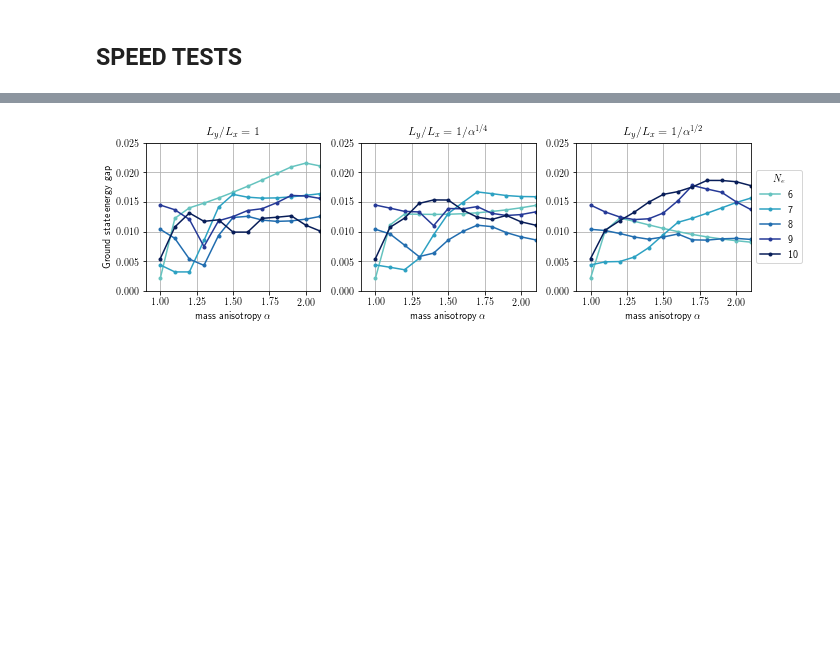
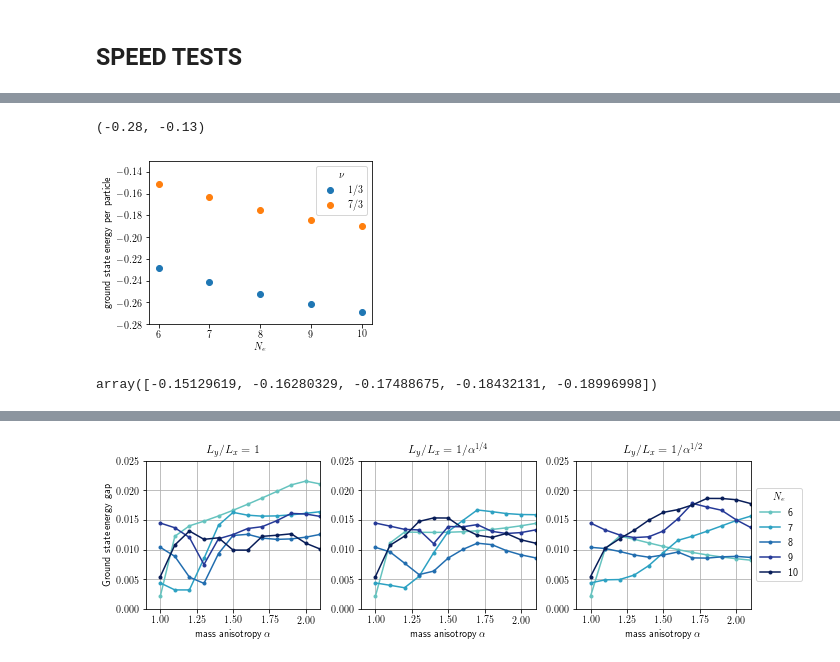
Before and after one commit to akshaykri/QH_ED, a Jupyter notebook: QH_ED1.ipynb, the cells around one changed output, grey strips where cells are left out. Saved outputs shown, nothing was run; the diff lists cells and outputs as text; code cells hidden in the pictures; blank space fills up the shorter version.

```diff
--- a/QH_ED1.ipynb
+++ b/QH_ED1.ipynb
@@ -271,0 +371,16 @@ for LL in [0, 1]:
+# %%
+f, ax = plt.subplots(figsize=(4, 3))
+ax.plot(Ne_arr, np.nanmin(E0[0, :, 0, 0, :, 0], axis=1)/Ne_arr, 'o', label=r'$1/3$')
+ax.plot(Ne_arr, np.nanmin(E0[1, :, 0, 0, :, 0], axis=1)/Ne_arr, 'o', label=r'$7/3$')
+ax.legend(loc='upper right', title=r'$\nu$')
+ax.set_xlabel(r'$N_e$')
+ax.set_ylabel(r'ground state energy per particle')
+ax.set_ylim(-0.28, -0.13)
+# f.savefig('/home/ak20/QH/plots/nu_1_3.pdf', bbox_inches='tight', transparent=True)
+# %% [output]
+(-0.28, -0.13)
+[figure, added]
+# %%
+np.nanmin(E0[1, :, 0, 0, :, 0], axis=1)/Ne_arr
+# %% [output]
+array([-0.15129619, -0.16280329, -0.17488675, -0.18432131, -0.18996998])
```
Also changed, not shown: parts of 36 cells of this notebook, 2 other files.
